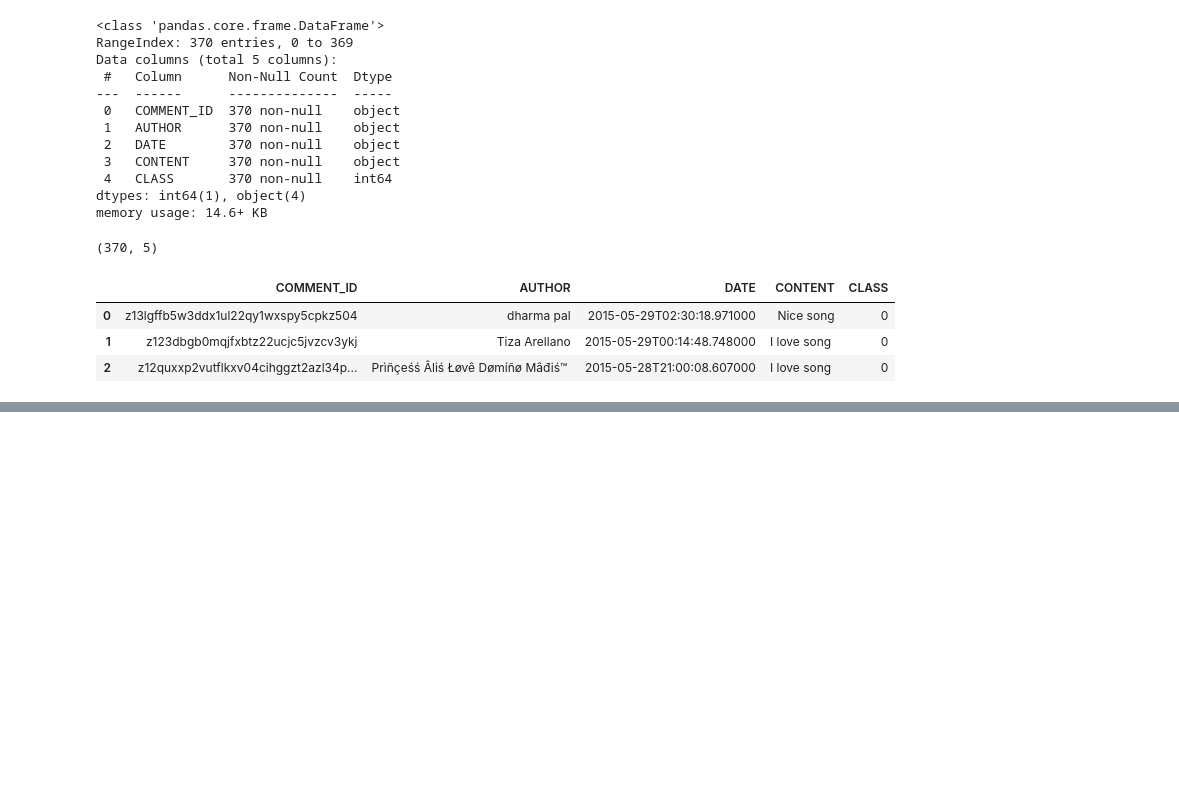
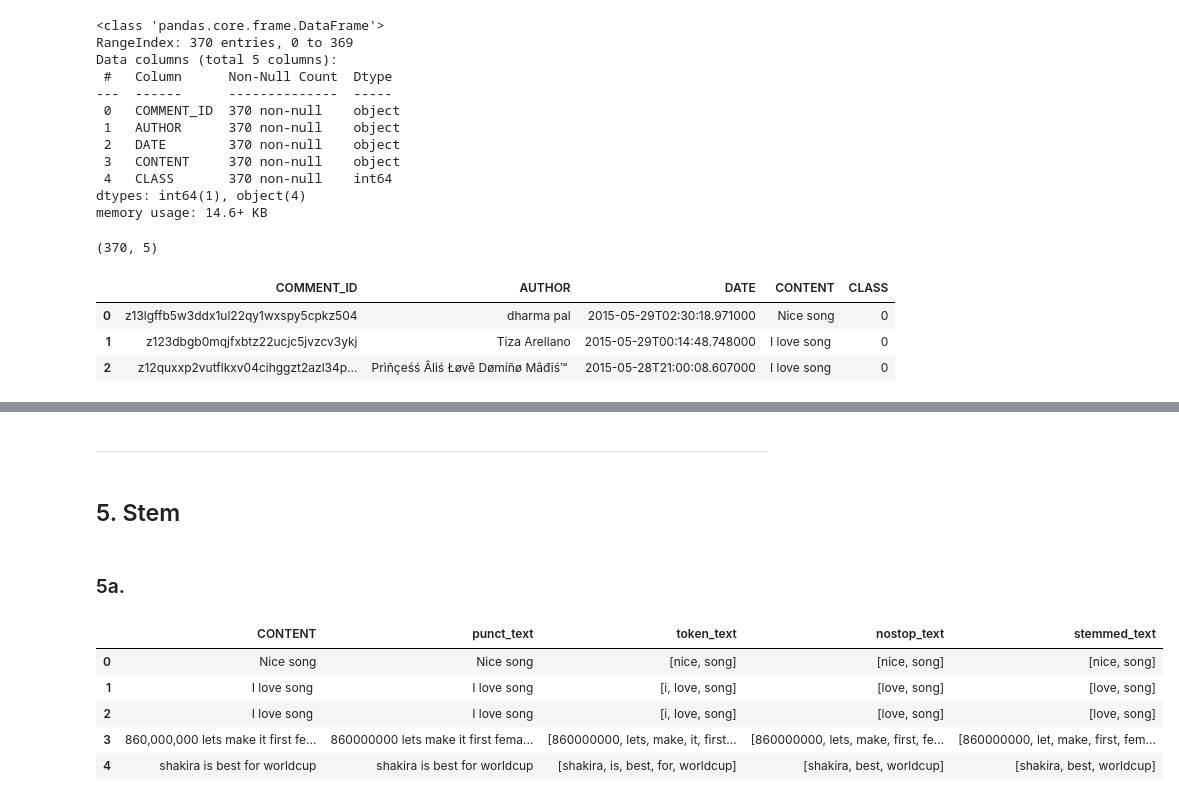
Before and after one commit to doraicharan/loyalist_assignment, a Jupyter notebook: nlp_ass2/nlp_ass2.ipynb, the cells around one changed output, grey strips where cells are left out. Saved outputs shown, nothing was run; the diff lists cells and outputs as text; code cells hidden in the pictures; blank space fills up the shorter version.

```diff
--- a/nlp_ass2/nlp_ass2.ipynb
+++ b/nlp_ass2/nlp_ass2.ipynb
@@ -53,0 +152,26 @@ Name: CONTENT, dtype: object
+# %% [markdown]
+---
+# %% [markdown]
+## 5. Stem
+# %% [markdown]
+### 5a.
+# %%
+from nltk.stem.porter import PorterStemmer
+stemmer = PorterStemmer()
+# %%
+def porter_stemmer(plurals, stemmer):
+    singles = [stemmer.stem(plural) for plural in plurals]
+    return singles
+# %%
+stemmed_text = pd.Series(dataset['nostop_text'].map(lambda x:porter_stemmer(x, stemmer)), name="stemmed_text")
+# %%
+dataset = pd.concat([dataset, stemmed_text], axis=1)
+# %%
+dataset.head()
+# %% [output]
+|  | CONTENT | punct_text | token_text | nostop_text | stemmed_text |
+| 0 | Nice song﻿ | Nice song | [nice, song] | [nice, song] | [nice, song] |
+| 1 | I love song ﻿ | I love song | [i, love, song] | [love, song] | [love, song] |
+| 2 | I love song ﻿ | I love song | [i, love, song] | [love, song] | [love, song] |
+| 3 | 860,000,000 lets make it first fe... | 860000000 lets make it first fema... | [860000000, lets, make, it, first... | [860000000, lets, make, first, fe... | [860000000, let, make, first, fem... |
+| 4 | shakira is best for worldcup﻿ | shakira is best for worldcup | [shakira, is, best, for, worldcup] | [shakira, best, worldcup] | [shakira, best, worldcup] |
```
Also changed, not shown: parts of 54 cells of this notebook, 1 other file.
